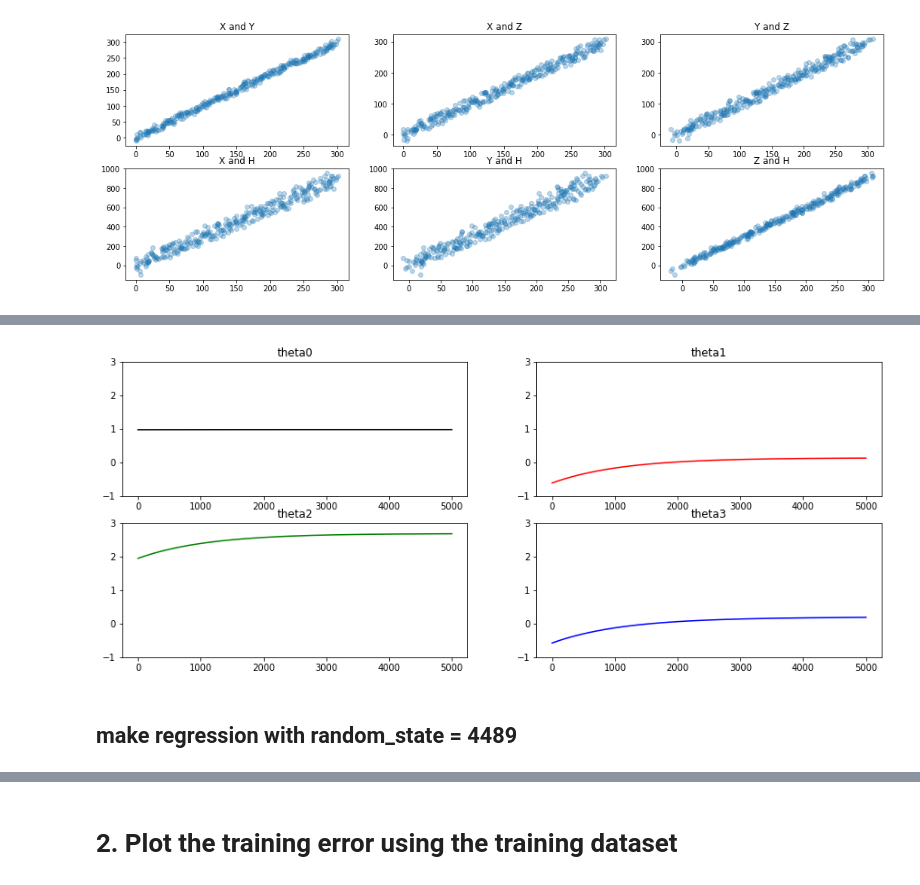
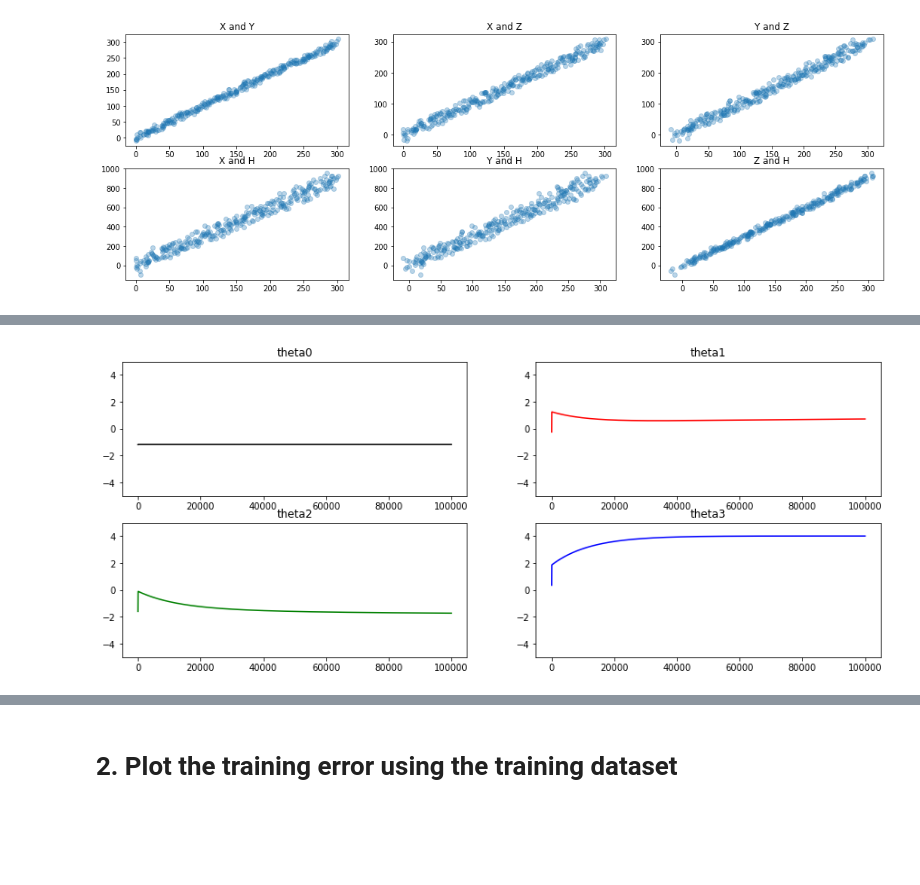
Before and after one commit to BaeHyungjun/2020-1-MachineLearning, a Jupyter notebook: 20152410_배형준_머신러닝_과제4.ipynb, the cells around one changed output, grey strips where cells are left out. Drawn from its saved outputs; the diff is of its cells as text; code cells hidden in the pictures; blank space fills up the shorter version.

```diff
--- a/20152410_배형준_머신러닝_과제4.ipynb
+++ b/20152410_배형준_머신러닝_과제4.ipynb
@@ -85,5 +90,5 @@ feature간의 다중공선성이 강한 것으로 보아 선형회귀를 학습
 # %%
-def make_regression(X_train, Y_train, X_test, Y_test, seed):
+def make_regression(X_train, Y_train, X_test, Y_test):
 
     # set random initial condition of parameters
 
@@ -94,7 +99,6 @@ def make_regression(X_train, Y_train, X_test, Y_test, seed):
     Y_train = np.array(Y_train).reshape(-1, 1)
     Y_test = np.array(Y_test).reshape(-1, 1)
 
-    np.random.seed(seed)
     initial_theta = np.random.randn(4, 1)
     record_theta = initial_theta.T
 
@@ -107,8 +111,8 @@ def make_regression(X_train, Y_train, X_test, Y_test, seed):
     temp_theta = initial_theta
     temp_train_loss = initial_train_loss
 
-    learning_rate = 10**(-8)
-    error_bound = 10**(-3)
+    learning_rate = 10**(-6)
+    error_bound = 10**(-5)
 
     # model learning
 
@@ -130,13 +134,9 @@ def make_regression(X_train, Y_train, X_test, Y_test, seed):
         list_test_loss.append(float(test_loss))
 
         # stopping rule
-        if len(list_train_loss) > 5000:
+        if len(list_train_loss) > 100000:
             if temp_train_loss > next_train_loss and temp_train_loss - next_train_loss < error_bound:
                 break
-            if list_train_loss[-1] > list_train_loss[-10]:
-                break # 초기값이나 학습률의 문제로 loss가 발산했을 때 학습을 멈추고 함수를 고치기 위한 용도
-            if len(list_train_loss) < 10000:
-                break # 초기값이나 학습률의 문제로 loss가 발산했을 때 학습을 멈추고 함수를 고치기 위한 용도
 
         temp_train_loss = next_train_loss
 
@@ -154,5 +146,5 @@ y축의 범위에 따라 theta의 변화가 시각적으로 다르게 체감될
 # %%
-result_theta_568, record_theta_568, list_train_loss_568, list_test_loss_568 = make_regression(X_train, Y_train, X_test, Y_test, 568)
+result_theta, record_theta, list_train_loss, list_test_loss = make_regression(X_train, Y_train, X_test, Y_test)
 # %%
 # plot of theta0 ~ theta3
 
@@ -169,25 +161,23 @@ plt.show()
 # %%
 # 그래프가 겹치는 것을 고려하여 각각 출력
 
 plt.figure(figsize=(15, 6))
 plt.subplot(221)
-plt.plot(record_theta_568[:, 0], 'k', label='theta0')
+plt.plot(record_theta[:, 0], 'k', label='theta0')
 plt.title('theta0')
-plt.ylim((-1, 3))
+plt.ylim((-5, 5))
 plt.subplot(222)
-plt.plot(record_theta_568[:, 1], 'r', label='theta1')
+plt.plot(record_theta[:, 1], 'r', label='theta1')
 plt.title('theta1')
-plt.ylim((-1, 3))
+plt.ylim((-5, 5))
 plt.subplot(223)
-plt.plot(record_theta_568[:, 2], 'g', label='theta2')
+plt.plot(record_theta[:, 2], 'g', label='theta2')
 plt.title('theta2')
-plt.ylim((-1, 3))
+plt.ylim((-5, 5))
 plt.subplot(224)
-plt.plot(record_theta_568[:, 3], 'b', label='theta3')
+plt.plot(record_theta[:, 3], 'b', label='theta3')
 plt.title('theta3')
-plt.ylim((-1, 3))
+plt.ylim((-5, 5))
 plt.show()
 # %% [output]
-[figure, old version]
+[figure, new version]
-# %% [markdown]
-## make regression with random_state = 4489
```
Also changed, not shown: parts of 40 cells of this notebook.
